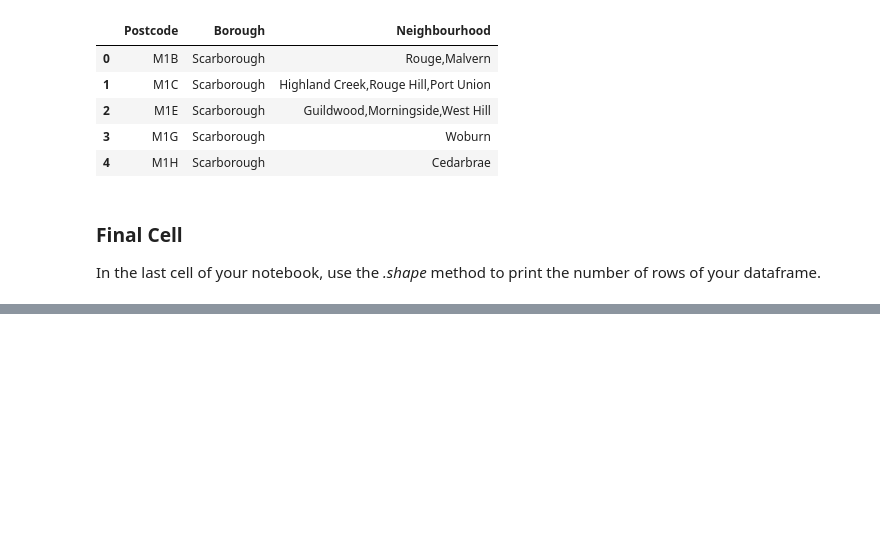
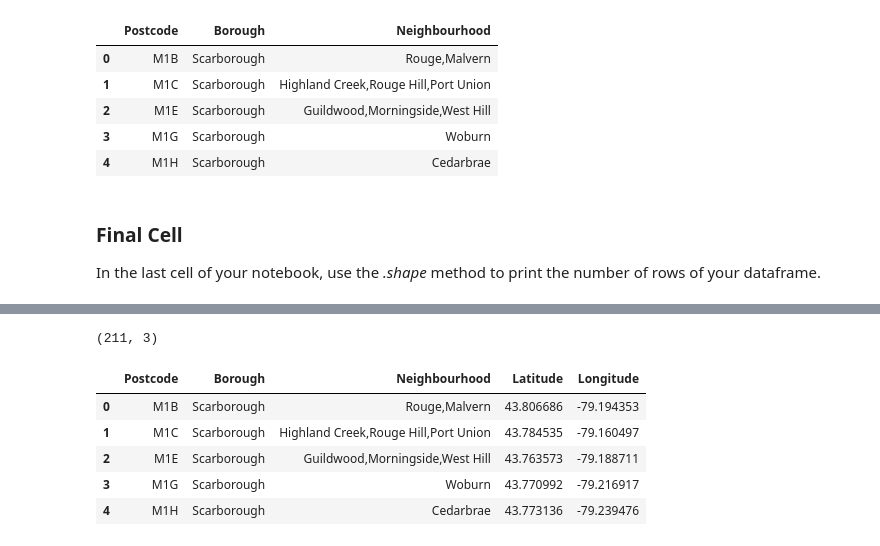
Before and after one commit to mjzalewski/Coursera_Capstone, a Jupyter notebook: Segmenting_Toronto.ipynb, the cells around one changed output, grey strips where cells are left out. Drawn from its saved outputs; the diff is of its cells as text; code cells hidden in the pictures; blank space fills up the shorter version.

```diff
--- a/Segmenting_Toronto.ipynb
+++ b/Segmenting_Toronto.ipynb
@@ -75,0 +126,19 @@ Toronto dataframe has 103 rows
+# %%
+df_hoods.shape
+# %% [output]
+(211, 3)
+# %%
+# Merge neighborhoods (scraped from Wikipedia) with Longitude/Latitude of each Post Code
+# have to rename the Postcode column so it is the same in both data frames
+df_geo = pd.merge(
+    df_post,
+    df_ll.rename(columns={'Postal Code':'Postcode'}),
+    on='Postcode', how='inner')
+df_geo.head()
+# %% [output]
+|  | Postcode | Borough | Neighbourhood | Latitude | Longitude |
+| 0 | M1B | Scarborough | Rouge,Malvern | 43.806686 | -79.194353 |
+| 1 | M1C | Scarborough | Highland Creek,Rouge Hill,Port Union | 43.784535 | -79.160497 |
+| 2 | M1E | Scarborough | Guildwood,Morningside,West Hill | 43.763573 | -79.188711 |
+| 3 | M1G | Scarborough | Woburn | 43.770992 | -79.216917 |
+| 4 | M1H | Scarborough | Cedarbrae | 43.773136 | -79.239476 |
```
Also changed, not shown: parts of 11 cells of this notebook.
